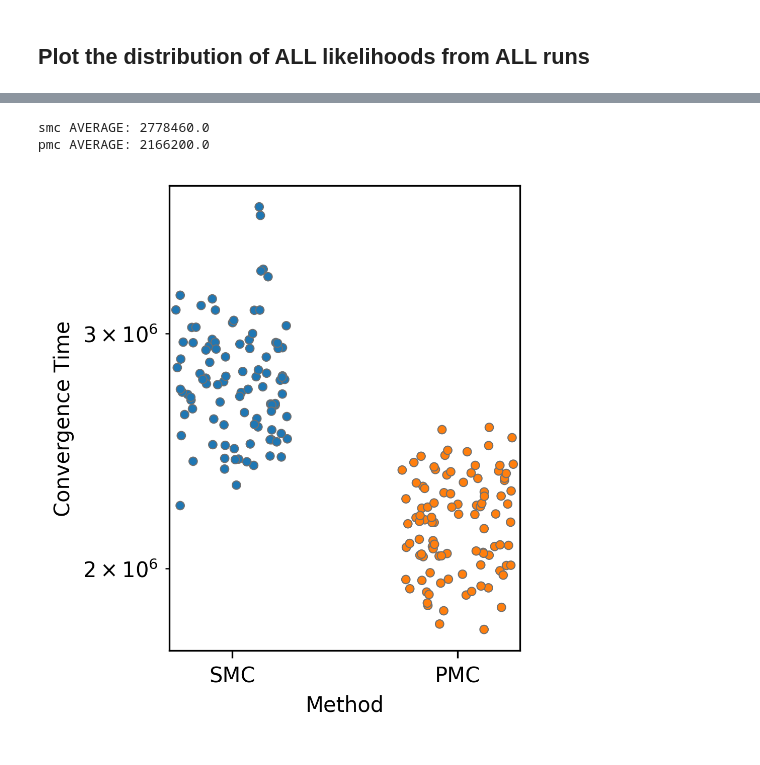
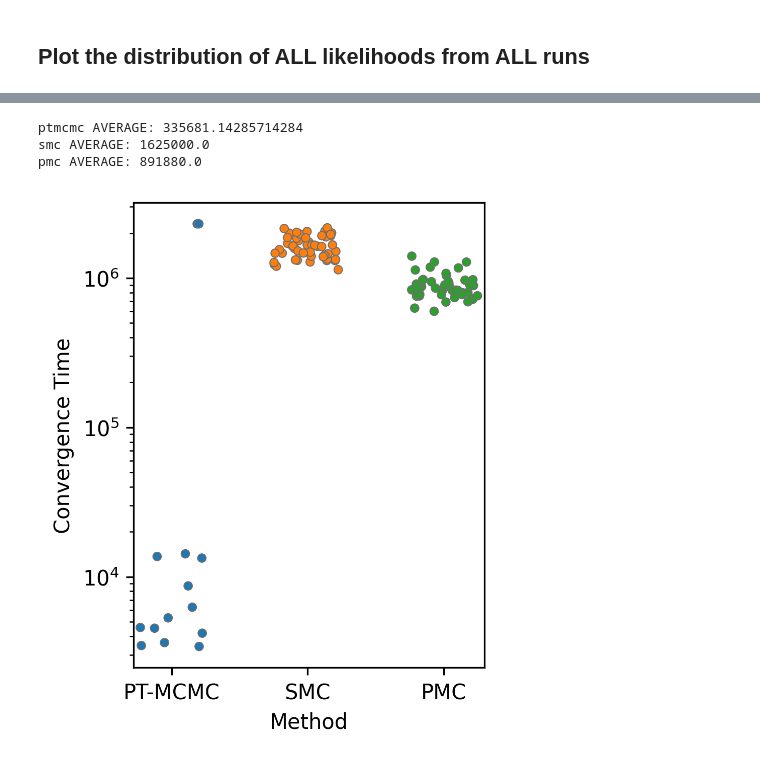
Before and after one commit to LarkinIt/AMICI-BayesianBenchmark, a Jupyter notebook: compare_methods.ipynb, the cells around one changed output, grey strips where cells are left out. Drawn from its saved outputs; the diff is of its cells as text; code cells hidden in the pictures.

```diff
--- a/compare_methods.ipynb
+++ b/compare_methods.ipynb
@@ -12,8 +12,8 @@ import matplotlib.pyplot as plt
 from modelproblem import ModelProblem
 from result_classes import Result,MethodResults
 # %%
-prob_name = "Raia_CancerResearch2011"
-methods = ["smc", "pmc"]
+prob_name = "Zhao_QuantBiol2020"
+methods = ["ptmcmc", "smc", "pmc"]
 
 mod_prob = ModelProblem(prob_name)
 mod_prob.initialize()
@@ -93,31 +124,32 @@ MAX NUM FUNC CALLS: 4924000
 # %%
-llh_threshold = -450
+llh_threshold = -650
 plt.figure(dpi=300, figsize=(3,4))
 #grouped_results[0].get_convergence_times(llh_threshold)
 conv = np.array([x.get_convergence_times(llh_threshold) for x in grouped_results], dtype=object)
 conv_df = pd.DataFrame()
 
 init_llhs = np.array([x.get_best_inits() for x in grouped_results], dtype=object)
 init_llhs_df = pd.DataFrame()
 
 for conv_arr, llh_arr, method in zip(conv, init_llhs, methods):
 	temp_df = pd.DataFrame()
 	temp_df[method] = conv_arr
 	conv_df = pd.concat([conv_df, temp_df])
 	print(f"{method} AVERAGE: {np.nanmean(conv_arr)}")
 
 	tmp_df = pd.DataFrame()
 	tmp_df[method] = llh_arr
 	init_llhs_df = pd.concat([init_llhs_df, tmp_df])
 
 #sns.violinplot(conv_df, inner=None, bw_method=0.1, common_norm=False)
 sns.stripplot(conv_df, edgecolor="#707070", linewidth=0.5, s=4, jitter=0.25)
 plt.margins(x=0.02)
 plt.xticks(range(len(methods)), [x.abbr for x in grouped_results])
 plt.xlabel("Method");
 plt.ylabel("Convergence Time");
 plt.yscale("log")
 # %% [output]
-smc AVERAGE: 2778460.0
-pmc AVERAGE: 2166200.0
+ptmcmc AVERAGE: 335681.14285714284
+smc AVERAGE: 1625000.0
+pmc AVERAGE: 891880.0
-[figure, old version]
+[figure, new version]
```
Also changed, not shown: parts of 4 cells of this notebook.
